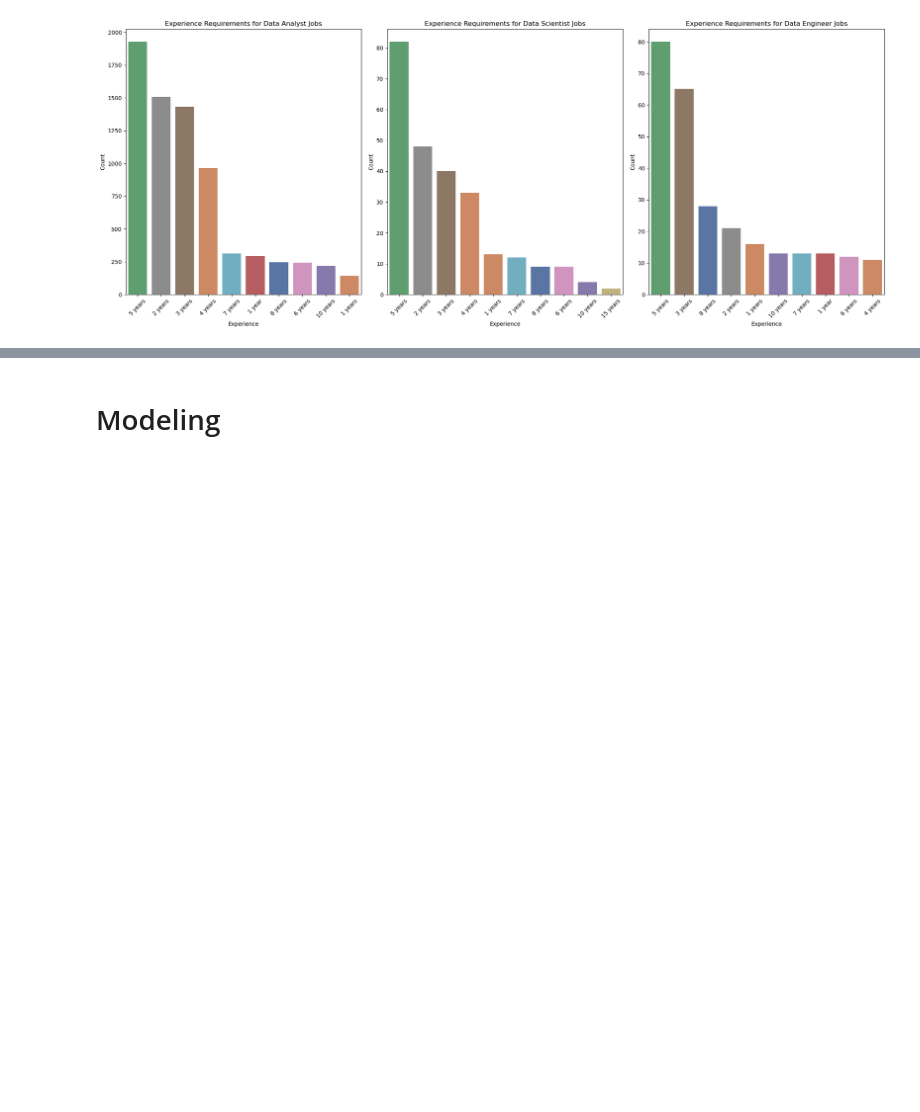
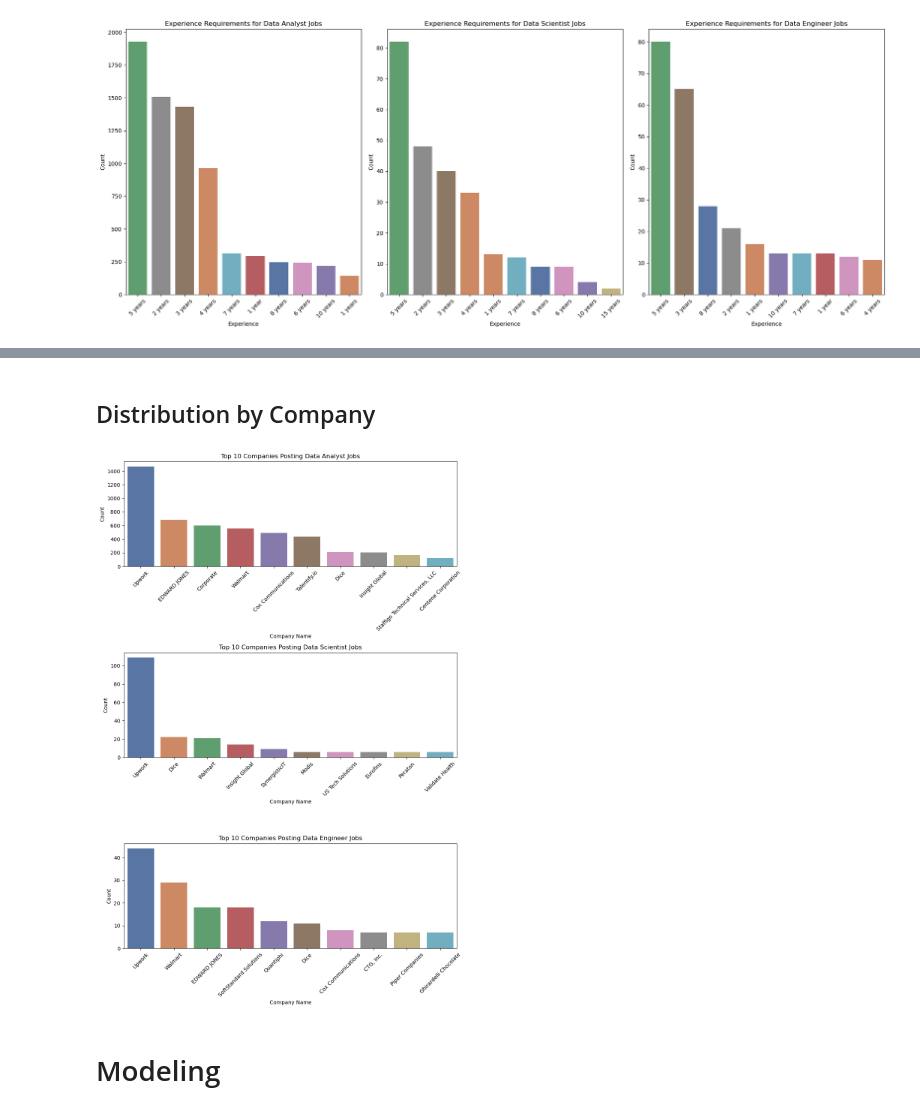
Before and after one commit to CSergiy/Data_Science_Job_Analysis, a Jupyter notebook: Notebooks/Data Science Job Analysis.ipynb, the cells around one changed output, grey strips where cells are left out. Saved outputs shown, nothing was run; the diff lists cells and outputs as text; code cells hidden in the pictures; blank space fills up the shorter version.

Commit message:
Add Company Distribution for job type

```diff
--- a/Notebooks/Data Science Job Analysis.ipynb
+++ b/Notebooks/Data Science Job Analysis.ipynb
@@ -549,3 +549,47 @@ plt.show()
+# %% [markdown]
+## Distribution by Company
+# %%
+# Set up the grid and figure size
+plt.figure(figsize=(10, 15))
+
+# Visualization for Top Companies Posting Data Analyst Jobs
+plt.subplot(3, 1, 1)  # 1 row, 3 columns, position 1
+top_companies_analyst = analyst_jobs['company_name'].value_counts().head(10)
+sns.barplot(x=top_companies_analyst.index,
+            y=top_companies_analyst.values,
+            palette='deep')
+plt.xticks(rotation=45)
+plt.title('Top 10 Companies Posting Data Analyst Jobs')
+plt.ylabel('Count')
+plt.xlabel('Company Name')
+
+# Visualization for Top Companies Posting Data Scientist Jobs
+plt.subplot(3, 1, 2)  # 1 row, 3 columns, position 2
+top_companies_scientist = scientist_jobs['company_name'].value_counts().head(10)
+sns.barplot(x=top_companies_scientist.index,
+            y=top_companies_scientist.values,
+            palette='deep')
+plt.xticks(rotation=45)
+plt.title('Top 10 Companies Posting Data Scientist Jobs')
+plt.ylabel('Count')
+plt.xlabel('Company Name')
+
+# Visualization for Top Companies Posting Data Engineer Jobs
+plt.subplot(3, 1, 3)  # 1 row, 3 columns, position 3
+top_companies_engineer = engineer_jobs['company_name'].value_counts().head(10)
+sns.barplot(x=top_companies_engineer.index,
+            y=top_companies_engineer.values,
+            palette='deep')
+plt.xticks(rotation=45)
+plt.title('Top 10 Companies Posting Data Engineer Jobs')
+plt.ylabel('Count')
+plt.xlabel('Company Name')
+
+# Adjust layout to prevent overlap
+plt.tight_layout()
+plt.show()
+# %% [output]
+[figure, added]
 # %% [markdown]
 # Modeling
 # %%
```
Also changed, not shown: parts of 5 cells of this notebook.
